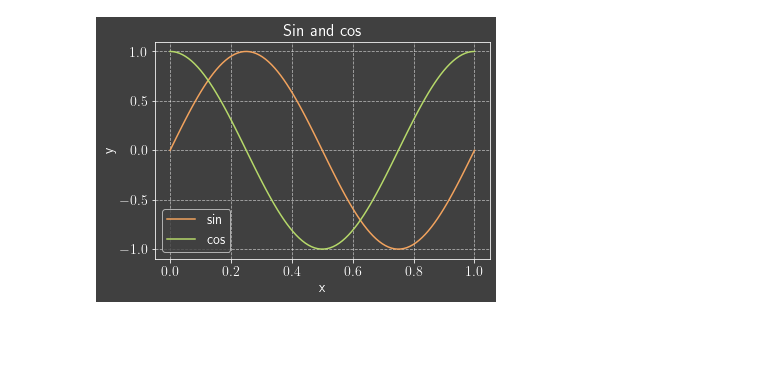
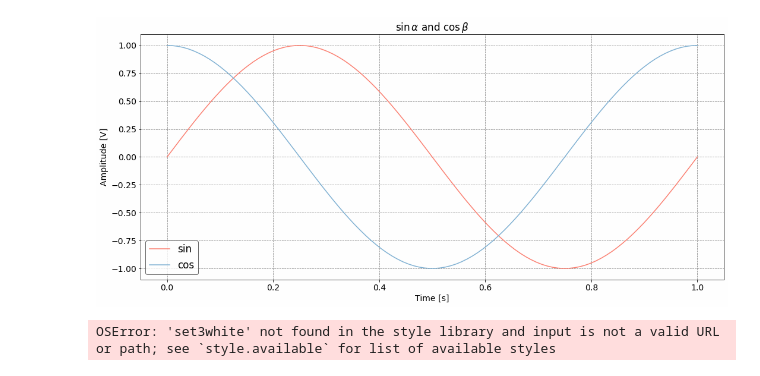
Before and after one commit to davidluna-fn/set3plots, a Jupyter notebook: examples/main.ipynb, the cells around one changed output. Saved outputs shown, nothing was run; the diff lists cells and outputs as text; code cells hidden in the pictures; blank space fills up the shorter version.

```diff
--- a/examples/main.ipynb
+++ b/examples/main.ipynb
@@ -1,27 +17,54 @@
 # %%
 import numpy as np
 import matplotlib.pyplot as plt
 import matplotlib as mpl
 
 
 #mpl.get_configdir()
-plt.style.use('darkgray.mplstyle')
+plt.style.use('set3dark')
 
 x1 = np.linspace(0, 1, 100)
 y1 = np.sin(2 * np.pi * x1)
 y2 = np.cos(2 * np.pi * x1)
 
-plt.figure()
+plt.figure(figsize=(15,7))
 
 plt.plot(x1, y1, label='sin')
 plt.plot(x1, y2, label='cos')
 plt.legend()
 plt.grid()
 
-plt.title('Sin and cos')
-plt.ylabel('y')
-plt.xlabel('x')
+plt.title('$\sin{\\alpha}$ and $\cos{\\beta}$')
+plt.ylabel('Amplitude [V]')
+plt.xlabel('Time [s]')
 
 plt.show()
 # %% [output]
-[figure, old version]
+[figure, new version]
+# %%
+import numpy as np
+import matplotlib.pyplot as plt
+import matplotlib as mpl
+
+
+#mpl.get_configdir()
+plt.style.use('set3white')
+
+x1 = np.linspace(0, 1, 100)
+y1 = np.sin(2 * np.pi * x1)
+y2 = np.cos(2 * np.pi * x1)
+
+plt.figure(figsize=(15,7))
+
+plt.plot(x1, y1, label='sin')
+plt.plot(x1, y2, label='cos')
+plt.legend()
+plt.grid()
+
+plt.title('$\sin{\\alpha}$ and $\cos{\\beta}$')
+plt.ylabel('Amplitude [V]')
+plt.xlabel('Time [s]')
+
+plt.show()
+# %% [output]
+OSError: 'set3white' not found in the style library and input is not a valid URL or path; see `style.available` for list of available styles
```
Also changed, not shown: parts of 1 cell of this notebook.
